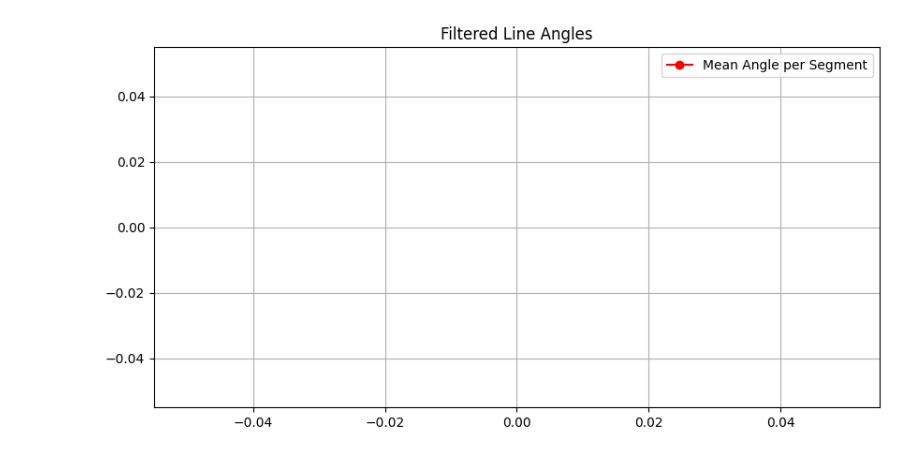
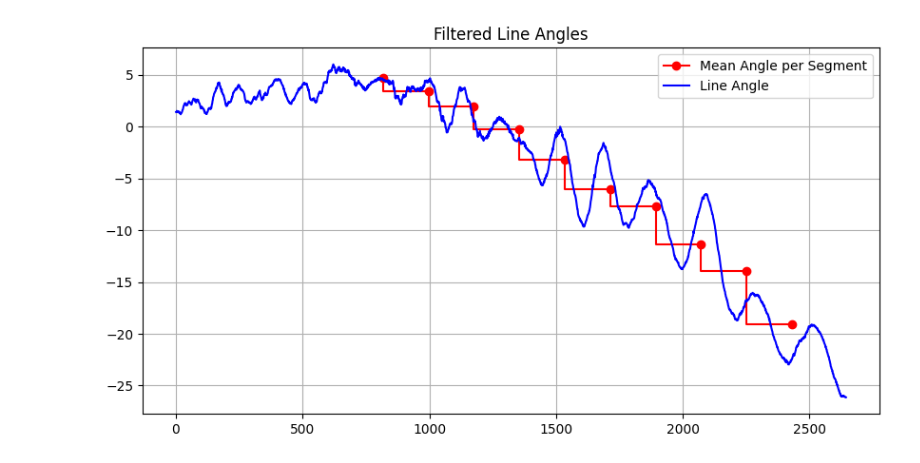
Before and after one commit to YingK8/FlyingRobotsLinLiweiLab, a Jupyter notebook: writeup/ellipse.ipynb, the cells around one changed output. Cells and saved outputs as stored; diff of their text form; code cells hidden in the pictures.

```diff
--- a/writeup/ellipse.ipynb
+++ b/writeup/ellipse.ipynb
@@ -340,7 +268,8 @@ plt.show()
 # %%
 plt.figure(figsize=(10, 5))
-plt.plot(mean_angle_times, mean_angles, 'ro-', label='Mean Angle per Segment')
+plt.plot(brightness_frames, mean_segment_angles, 'ro-', drawstyle='steps-pre', label='Mean Angle per Segment')
+plt.plot(df['frame'].values, df['line_angle_deg'].values, 'b-', label='Line Angle')
 plt.title('Filtered Line Angles'); plt.legend(); plt.grid(True)
 plt.show()
 # %% [output]
-[figure, old version]
+[figure, new version]
```
Also changed, not shown: parts of 3 cells of this notebook, 3 other files.
